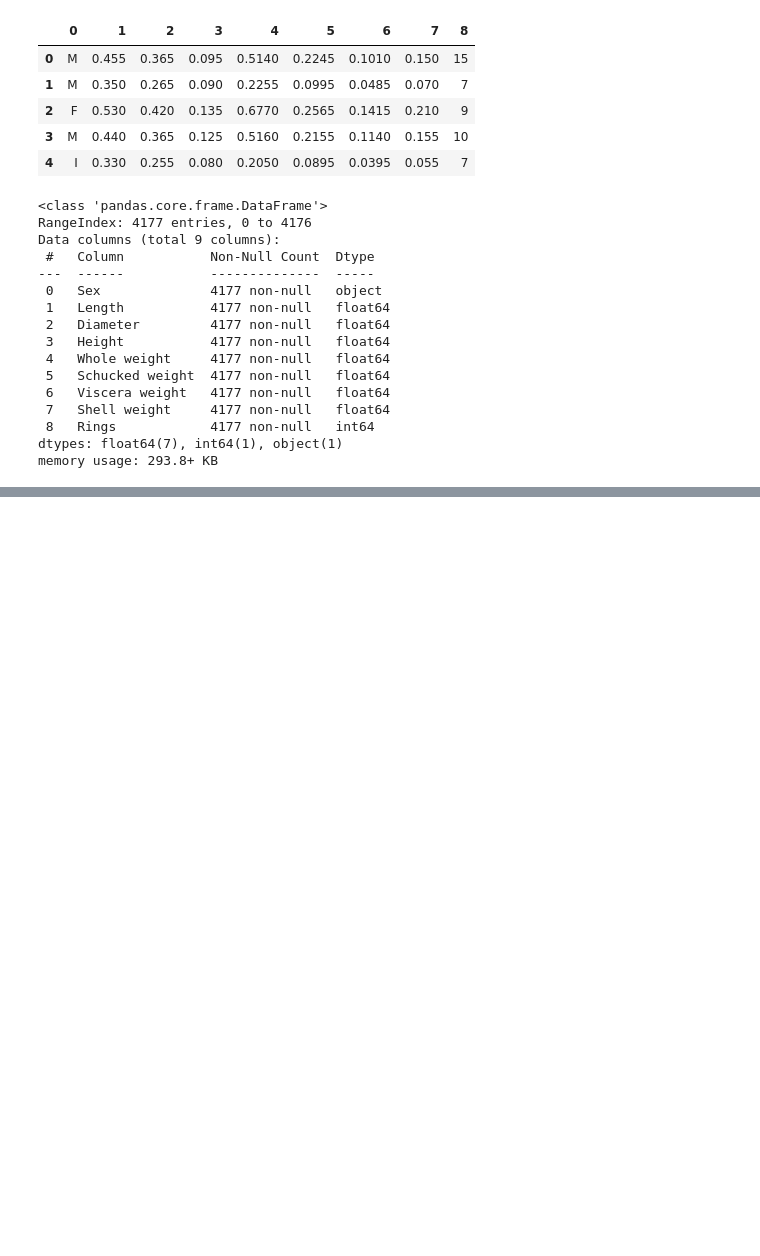
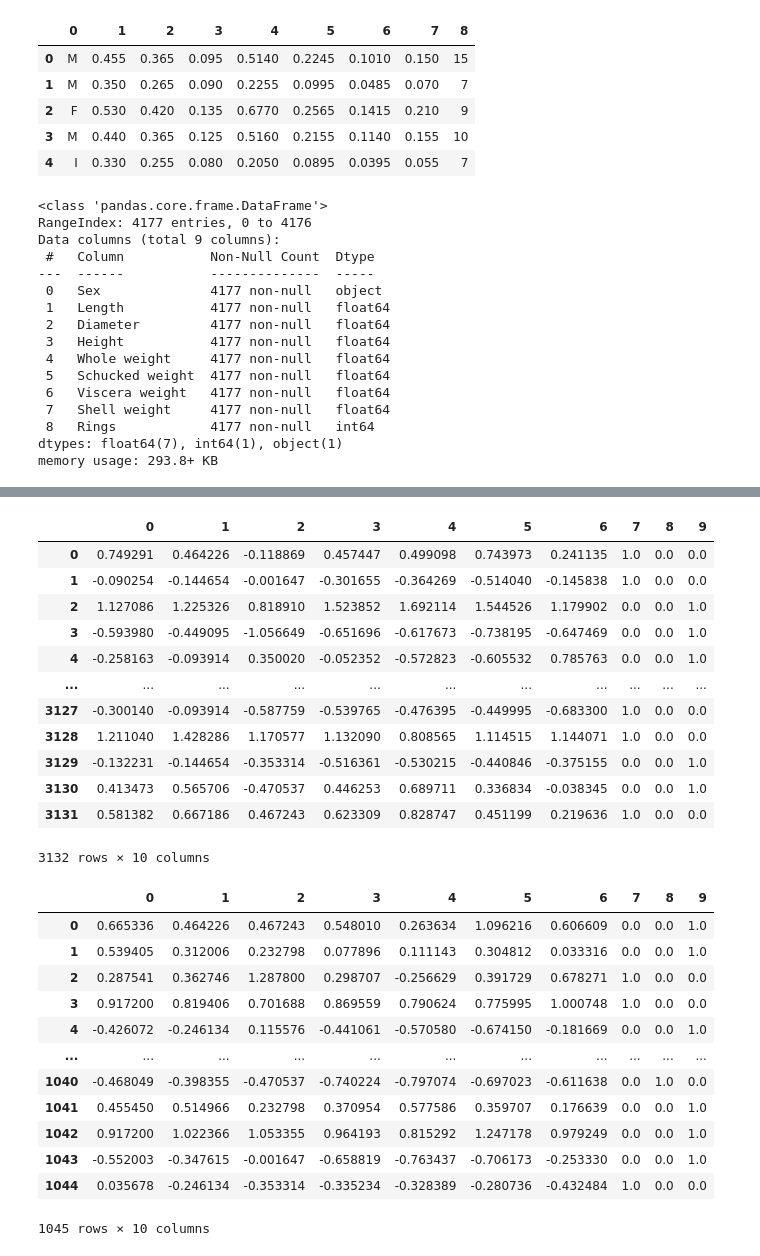
Before and after one commit to mvince33/Coding-Dojo, a Jupyter notebook: abalone_preprocessing_exercise.ipynb, the cells around one changed output, grey strips where cells are left out. Saved outputs shown, nothing was run; the diff lists cells and outputs as text; code cells hidden in the pictures; blank space fills up the shorter version.

```diff
--- a/abalone_preprocessing_exercise.ipynb
+++ b/abalone_preprocessing_exercise.ipynb
@@ -50,0 +75,7 @@ memory usage: 293.8+ KB
+# %%
+# Construct the column transformer
+from sklearn.compose import make_column_transformer
+col_transformer = make_column_transformer(num_tuple, cat_tuple, remainder = 'passthrough')
+# %%
+# Fit the column transformer to the traning set
+col_transformer.fit(X_train)
@@ -50,0 +89,39 @@ memory usage: 293.8+ KB
+# %%
+# Transform the data
+X_train_processed = col_transformer.transform(X_train)
+X_test_processed = col_transformer.transform(X_test)
+# %%
+# Convert the transformed data to DataFrames
+X_train_df = pd.DataFrame(X_train_processed)
+X_test_df = pd.DataFrame(X_test_processed)
+# %%
+# Display the processed DataFrames
+display(X_train_df)
+display(X_test_df)
+# %% [output]
+|  | 0 | 1 | 2 | 3 | 4 | 5 | 6 | 7 | 8 | 9 |
+| 0 | 0.749291 | 0.464226 | -0.118869 | 0.457447 | 0.499098 | 0.743973 | 0.241135 | 1.0 | 0.0 | 0.0 |
+| 1 | -0.090254 | -0.144654 | -0.001647 | -0.301655 | -0.364269 | -0.514040 | -0.145838 | 1.0 | 0.0 | 0.0 |
+| 2 | 1.127086 | 1.225326 | 0.818910 | 1.523852 | 1.692114 | 1.544526 | 1.179902 | 0.0 | 0.0 | 1.0 |
+| 3 | -0.593980 | -0.449095 | -1.056649 | -0.651696 | -0.617673 | -0.738195 | -0.647469 | 0.0 | 0.0 | 1.0 |
+| 4 | -0.258163 | -0.093914 | 0.350020 | -0.052352 | -0.572823 | -0.605532 | 0.785763 | 0.0 | 0.0 | 1.0 |
+| ... | ... | ... | ... | ... | ... | ... | ... | ... | ... | ... |
+| 3127 | -0.300140 | -0.093914 | -0.587759 | -0.539765 | -0.476395 | -0.449995 | -0.683300 | 1.0 | 0.0 | 0.0 |
+| 3128 | 1.211040 | 1.428286 | 1.170577 | 1.132090 | 0.808565 | 1.114515 | 1.144071 | 1.0 | 0.0 | 0.0 |
+| 3129 | -0.132231 | -0.144654 | -0.353314 | -0.516361 | -0.530215 | -0.440846 | -0.375155 | 0.0 | 0.0 | 1.0 |
+| 3130 | 0.413473 | 0.565706 | -0.470537 | 0.446253 | 0.689711 | 0.336834 | -0.038345 | 0.0 | 0.0 | 1.0 |
+| 3131 | 0.581382 | 0.667186 | 0.467243 | 0.623309 | 0.828747 | 0.451199 | 0.219636 | 1.0 | 0.0 | 0.0 |
+3132 rows × 10 columns
+|  | 0 | 1 | 2 | 3 | 4 | 5 | 6 | 7 | 8 | 9 |
+| 0 | 0.665336 | 0.464226 | 0.467243 | 0.548010 | 0.263634 | 1.096216 | 0.606609 | 0.0 | 0.0 | 1.0 |
+| 1 | 0.539405 | 0.312006 | 0.232798 | 0.077896 | 0.111143 | 0.304812 | 0.033316 | 0.0 | 0.0 | 1.0 |
+| 2 | 0.287541 | 0.362746 | 1.287800 | 0.298707 | -0.256629 | 0.391729 | 0.678271 | 1.0 | 0.0 | 0.0 |
+| 3 | 0.917200 | 0.819406 | 0.701688 | 0.869559 | 0.790624 | 0.775995 | 1.000748 | 1.0 | 0.0 | 0.0 |
+| 4 | -0.426072 | -0.246134 | 0.115576 | -0.441061 | -0.570580 | -0.674150 | -0.181669 | 0.0 | 0.0 | 1.0 |
+| ... | ... | ... | ... | ... | ... | ... | ... | ... | ... | ... |
+| 1040 | -0.468049 | -0.398355 | -0.470537 | -0.740224 | -0.797074 | -0.697023 | -0.611638 | 0.0 | 1.0 | 0.0 |
+| 1041 | 0.455450 | 0.514966 | 0.232798 | 0.370954 | 0.577586 | 0.359707 | 0.176639 | 0.0 | 0.0 | 1.0 |
+| 1042 | 0.917200 | 1.022366 | 1.053355 | 0.964193 | 0.815292 | 1.247178 | 0.979249 | 0.0 | 0.0 | 1.0 |
+| 1043 | -0.552003 | -0.347615 | -0.001647 | -0.658819 | -0.763437 | -0.706173 | -0.253330 | 0.0 | 0.0 | 1.0 |
+| 1044 | 0.035678 | -0.246134 | -0.353314 | -0.335234 | -0.328389 | -0.280736 | -0.432484 | 1.0 | 0.0 | 0.0 |
+1045 rows × 10 columns
```
Also changed, not shown: parts of 8 cells of this notebook.
